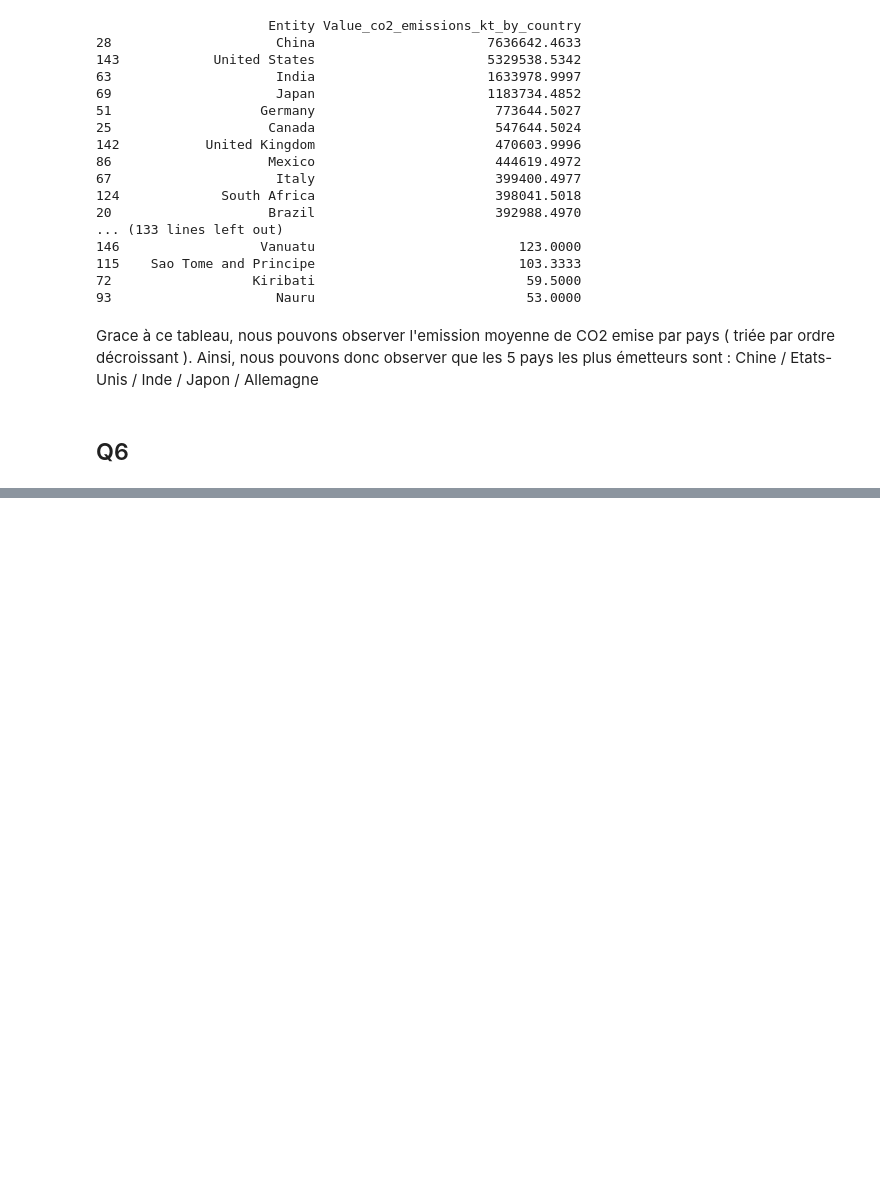
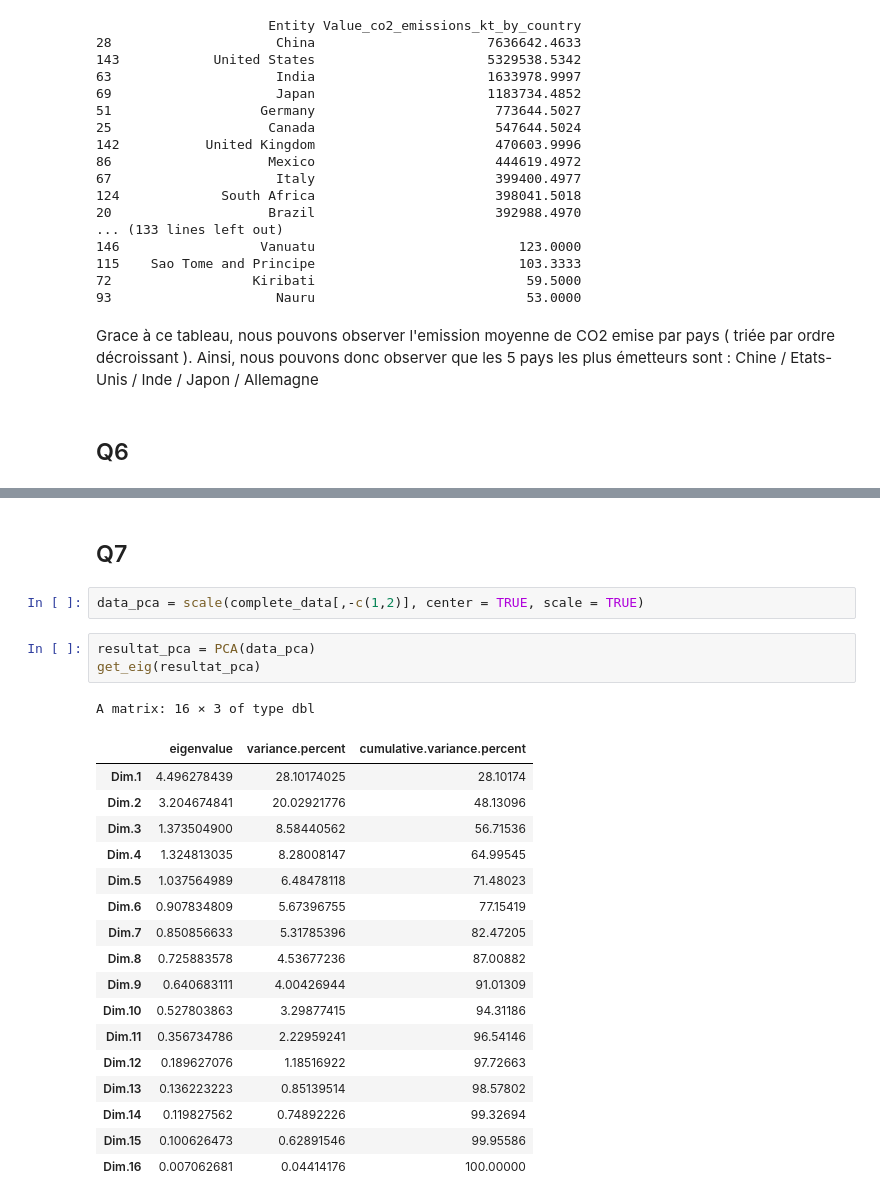
Before and after one commit to Mathilde-Mrs/Projet_machine_learning, a Jupyter notebook: notebook_R.ipynb, the cells around one changed output, grey strips where cells are left out. Drawn from its saved outputs; the diff is of its cells as text; blank space fills up the shorter version.

```diff
--- a/notebook_R.ipynb
+++ b/notebook_R.ipynb
@@ -265,0 +230,26 @@ scatterplot(data = complete_data, Value_co2_emissions_kt_by_country~Year)
+# %% [markdown]
+## Q7
+# %%
+data_pca = scale(complete_data[,-c(1,2)], center = TRUE, scale = TRUE)
+# %%
+resultat_pca = PCA(data_pca)
+get_eig(resultat_pca)
+# %% [output]
+A matrix: 16 × 3 of type dbl
+|  | eigenvalue | variance.percent | cumulative.variance.percent |
+| Dim.1 | 4.496278439 | 28.10174025 | 28.10174 |
+| Dim.2 | 3.204674841 | 20.02921776 | 48.13096 |
+| Dim.3 | 1.373504900 | 8.58440562 | 56.71536 |
+| Dim.4 | 1.324813035 | 8.28008147 | 64.99545 |
+| Dim.5 | 1.037564989 | 6.48478118 | 71.48023 |
+| Dim.6 | 0.907834809 | 5.67396755 | 77.15419 |
+| Dim.7 | 0.850856633 | 5.31785396 | 82.47205 |
+| Dim.8 | 0.725883578 | 4.53677236 | 87.00882 |
+| Dim.9 | 0.640683111 | 4.00426944 | 91.01309 |
+| Dim.10 | 0.527803863 | 3.29877415 | 94.31186 |
+| Dim.11 | 0.356734786 | 2.22959241 | 96.54146 |
+| Dim.12 | 0.189627076 | 1.18516922 | 97.72663 |
+| Dim.13 | 0.136223223 | 0.85139514 | 98.57802 |
+| Dim.14 | 0.119827562 | 0.74892226 | 99.32694 |
+| Dim.15 | 0.100626473 | 0.62891546 | 99.95586 |
+| Dim.16 | 0.007062681 | 0.04414176 | 100.00000 |
```
Also changed, not shown: parts of 6 cells of this notebook.
